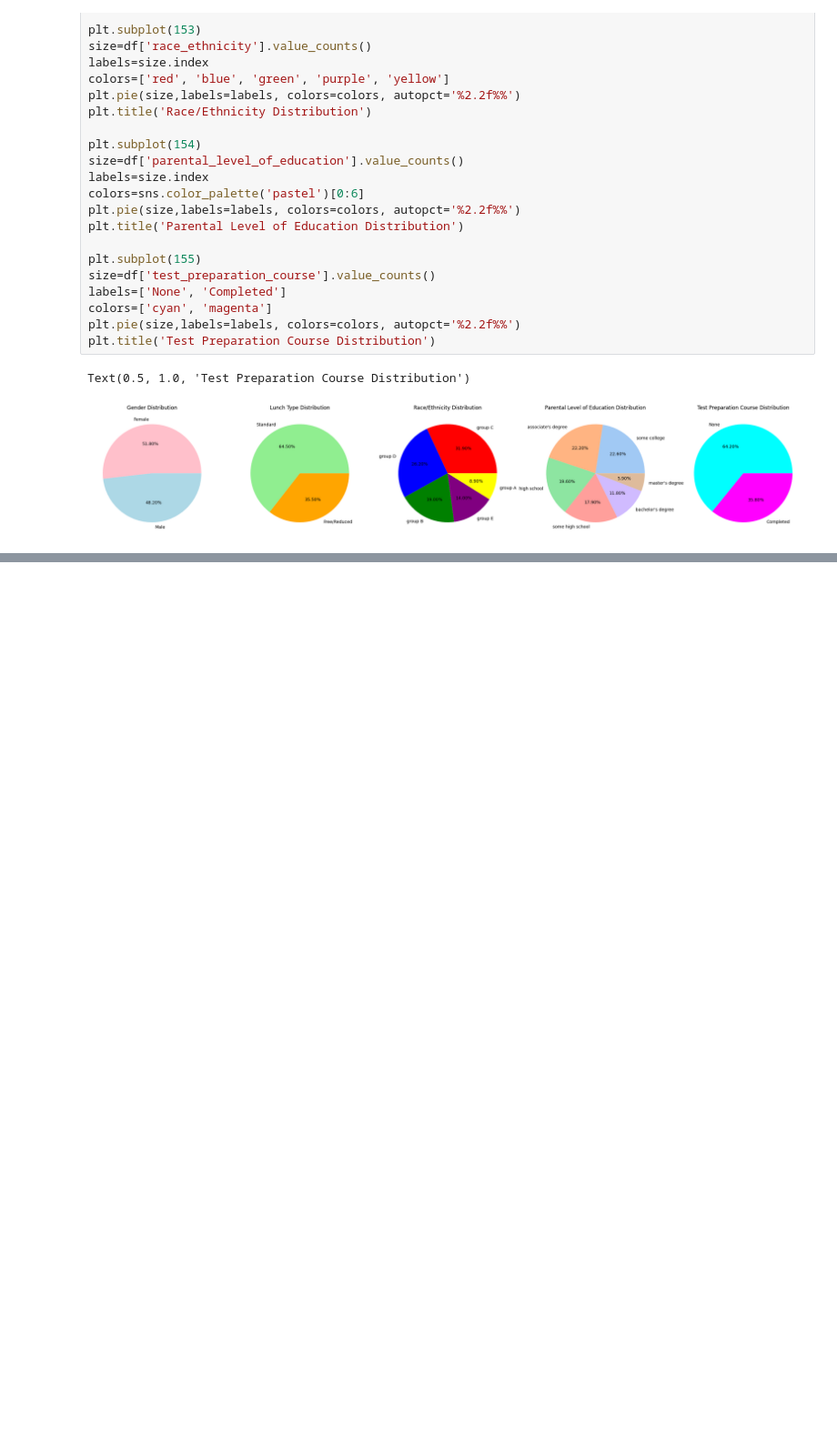
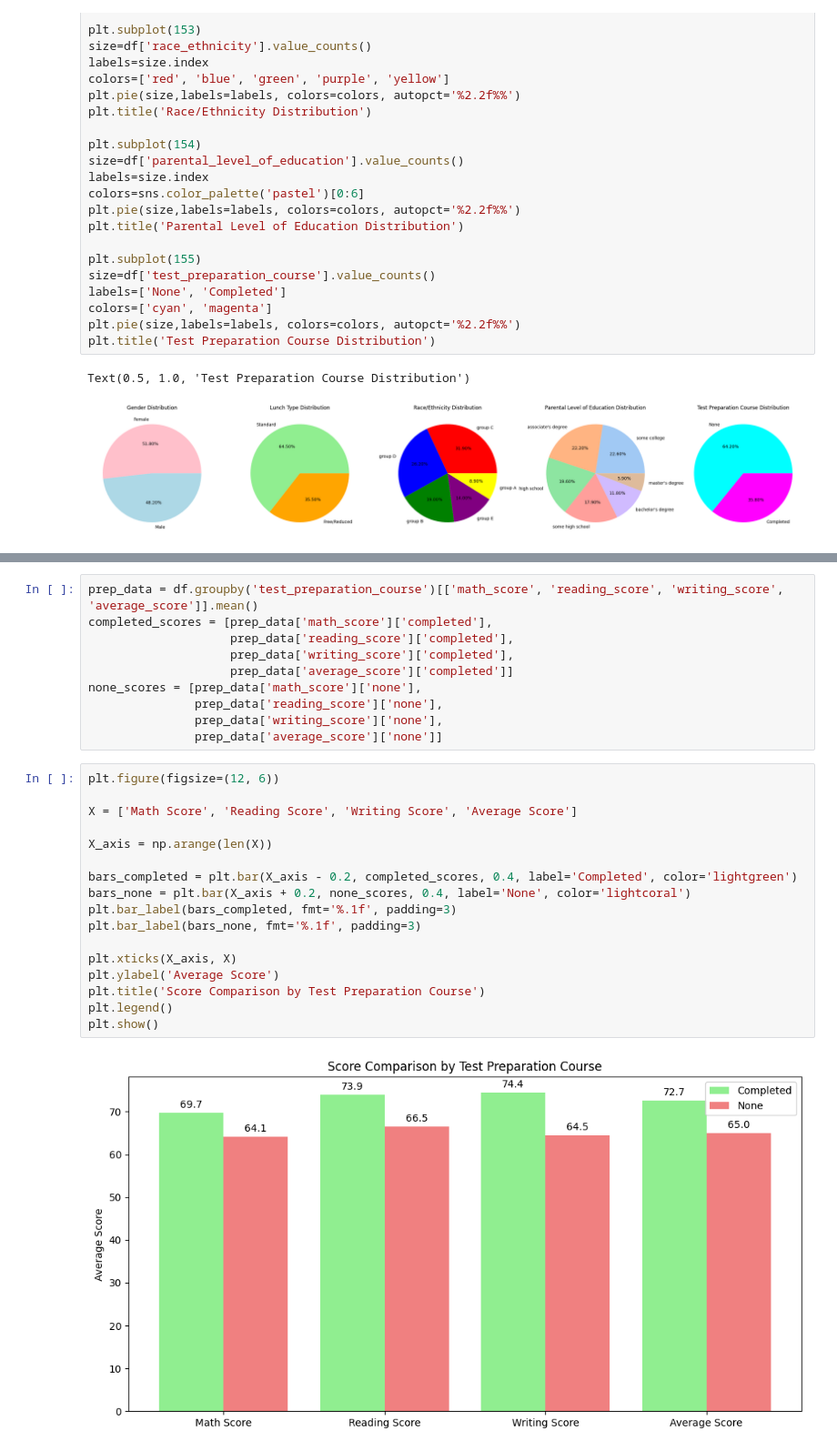
Before and after one commit to Sp0ozy/mlproject, a Jupyter notebook: notebook/EDA_student_performance.ipynb, the cells around one changed output, grey strips where cells are left out. Shown at 91% size. Drawn from its saved outputs; the diff is of its cells as text; blank space fills up the shorter version.

```diff
--- a/notebook/EDA_student_performance.ipynb
+++ b/notebook/EDA_student_performance.ipynb
@@ -337,0 +395,29 @@ Insight
+# %%
+prep_data = df.groupby('test_preparation_course')[['math_score', 'reading_score', 'writing_score', 'average_score']].mean()
+completed_scores = [prep_data['math_score']['completed'],
+                    prep_data['reading_score']['completed'],
+                    prep_data['writing_score']['completed'],
+                    prep_data['average_score']['completed']]
+none_scores = [prep_data['math_score']['none'],
+               prep_data['reading_score']['none'],
+               prep_data['writing_score']['none'],
+               prep_data['average_score']['none']]
+# %%
+plt.figure(figsize=(12, 6))
+
+X = ['Math Score', 'Reading Score', 'Writing Score', 'Average Score']
+
+X_axis = np.arange(len(X))
+
+bars_completed = plt.bar(X_axis - 0.2, completed_scores, 0.4, label='Completed', color='lightgreen')
+bars_none = plt.bar(X_axis + 0.2, none_scores, 0.4, label='None', color='lightcoral')
+plt.bar_label(bars_completed, fmt='%.1f', padding=3)
+plt.bar_label(bars_none, fmt='%.1f', padding=3)
+
+plt.xticks(X_axis, X)
+plt.ylabel('Average Score')
+plt.title('Score Comparison by Test Preparation Course')
+plt.legend()
+plt.show()
+# %% [output]
+[figure, added]
```
Also changed, not shown: parts of 33 cells of this notebook.
